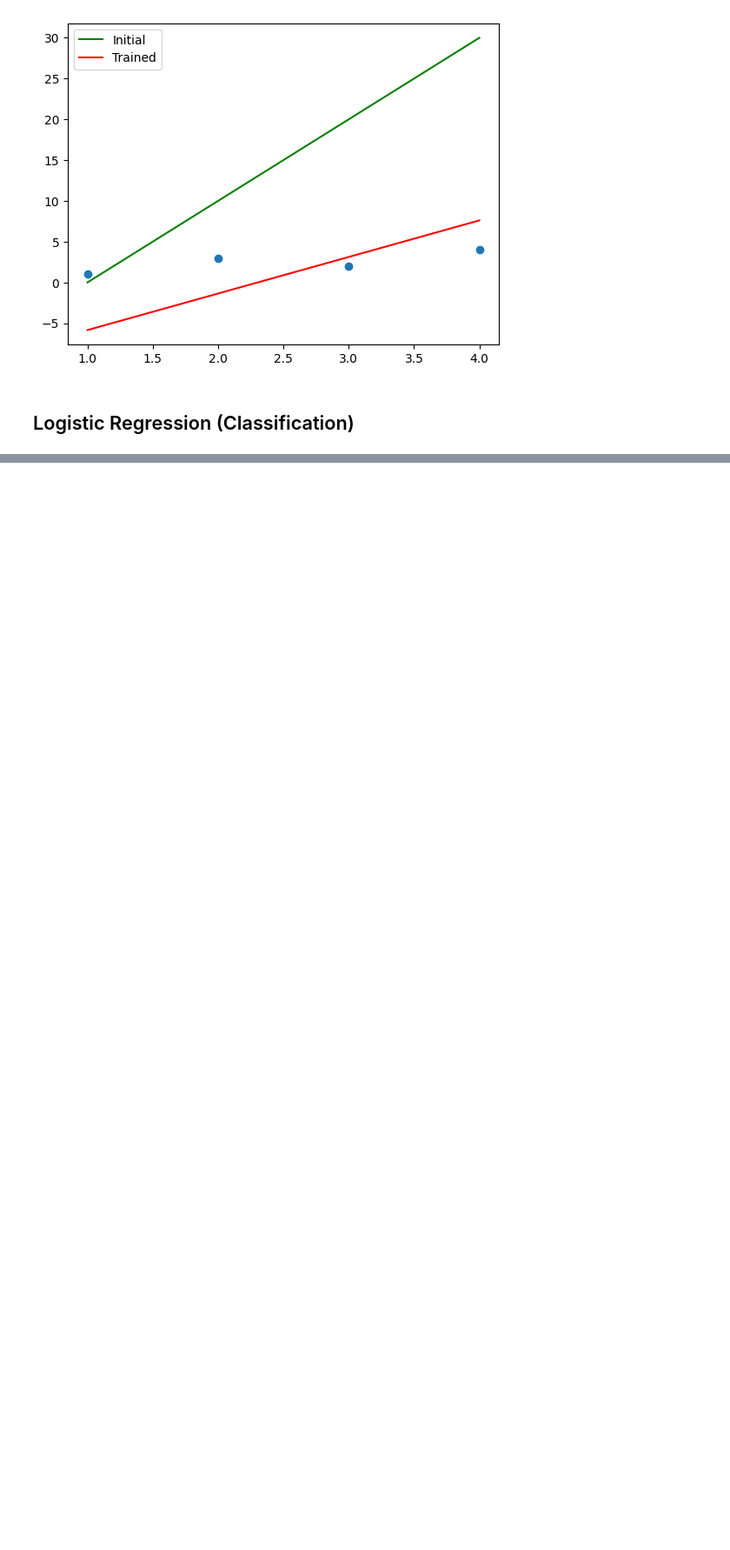
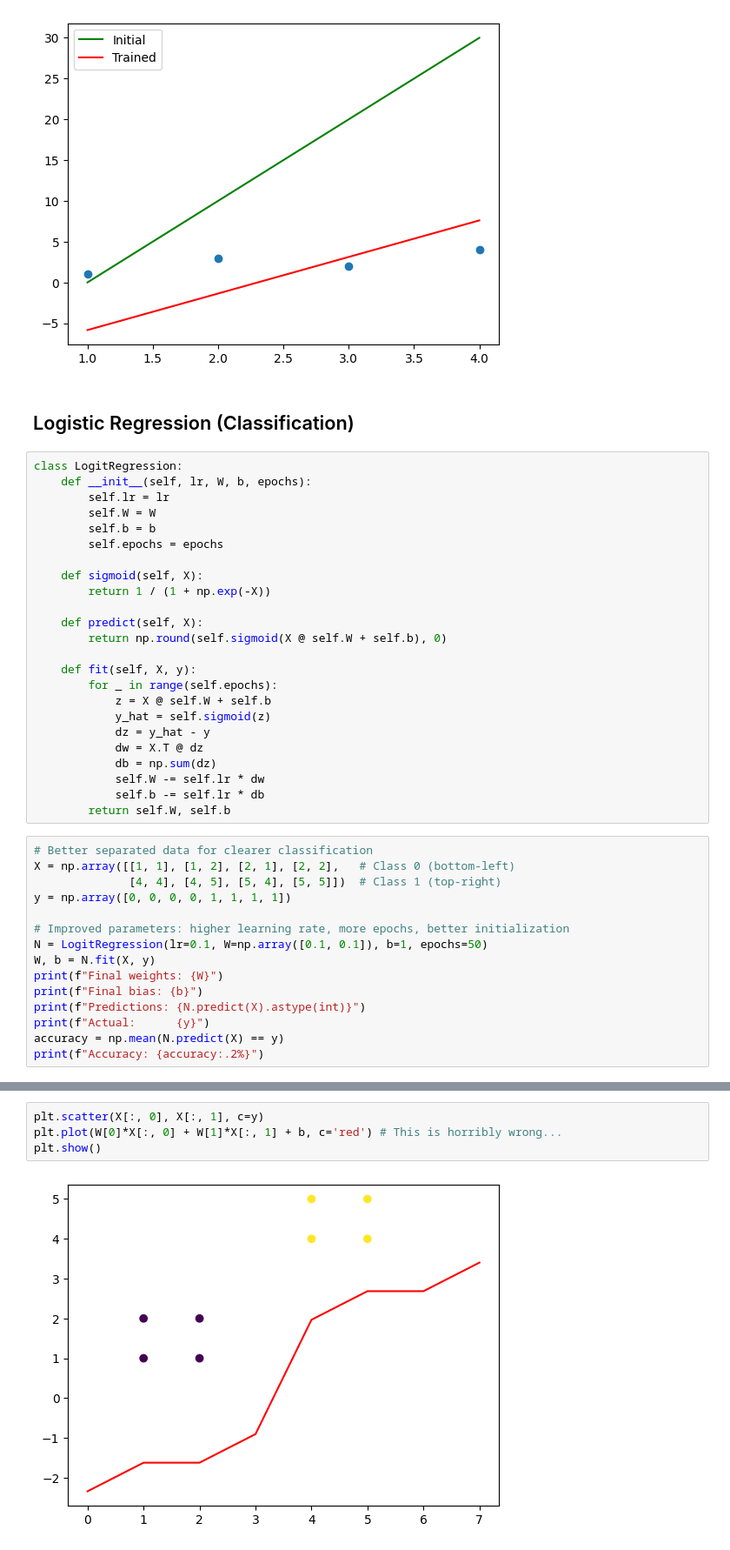
Before and after one commit to ematth/ai-self-learning, a Jupyter notebook: python/single-neuron.ipynb, the cells around one changed output, grey strips where cells are left out. Shown at 87% size. Drawn from its saved outputs; the diff is of its cells as text; blank space fills up the shorter version.

Commit message:
attempt at logistic regression, needs fixing

```diff
--- a/python/single-neuron.ipynb
+++ b/python/single-neuron.ipynb
@@ -77,3 +75,42 @@ Epoch 10: Loss = 82.057, w = 4.483, b = -10.329
 [figure]
 # %% [markdown]
 ## Logistic Regression (Classification)
+# %%
+class LogitRegression:
+    def __init__(self, lr, W, b, epochs):
+        self.lr = lr
+        self.W = W
+        self.b = b
+        self.epochs = epochs
+
+    def sigmoid(self, X):
+        return 1 / (1 + np.exp(-X))
+
+    def predict(self, X):
+        return np.round(self.sigmoid(X @ self.W + self.b), 0)
+
+    def fit(self, X, y):
+        for _ in range(self.epochs):
+            z = X @ self.W + self.b
+            y_hat = self.sigmoid(z)
+            dz = y_hat - y
+            dw = X.T @ dz
+            db = np.sum(dz)
+            self.W -= self.lr * dw
+            self.b -= self.lr * db
+        return self.W, self.b
+# %%
+# Better separated data for clearer classification
+X = np.array([[1, 1], [1, 2], [2, 1], [2, 2],   # Class 0 (bottom-left)
+              [4, 4], [4, 5], [5, 4], [5, 5]])  # Class 1 (top-right)
+y = np.array([0, 0, 0, 0, 1, 1, 1, 1])
+
+# Improved parameters: higher learning rate, more epochs, better initialization
+N = LogitRegression(lr=0.1, W=np.array([0.1, 0.1]), b=1, epochs=50)
+W, b = N.fit(X, y)
+print(f"Final weights: {W}")
+print(f"Final bias: {b}")
+print(f"Predictions: {N.predict(X).astype(int)}")
+print(f"Actual:      {y}")
+accuracy = np.mean(N.predict(X) == y)
+print(f"Accuracy: {accuracy:.2%}")
@@ -79,0 +123,6 @@ Epoch 10: Loss = 82.057, w = 4.483, b = -10.329
+# %%
+plt.scatter(X[:, 0], X[:, 1], c=y)
+plt.plot(W[0]*X[:, 0] + W[1]*X[:, 1] + b, c='red') # This is horribly wrong...
+plt.show()
+# %% [output]
+[figure, added]
```
Also changed, not shown: parts of 2 cells of this notebook, 1 other file.
